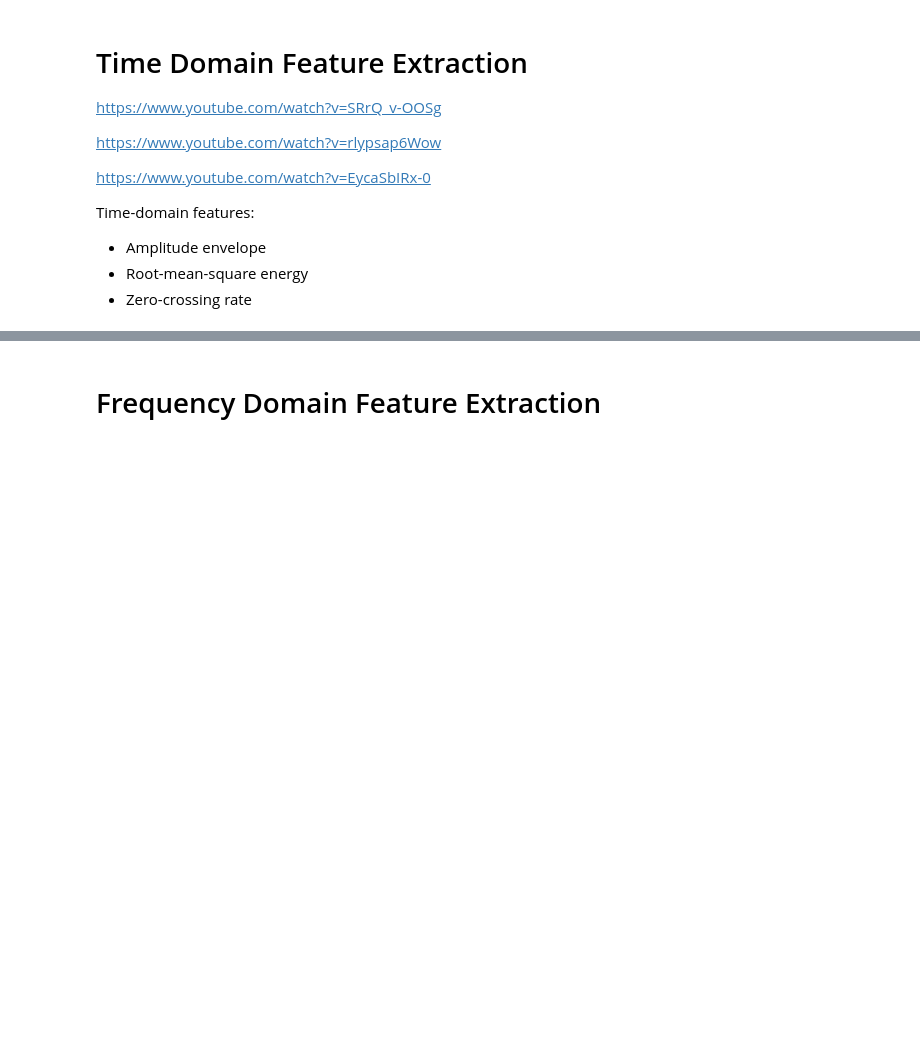
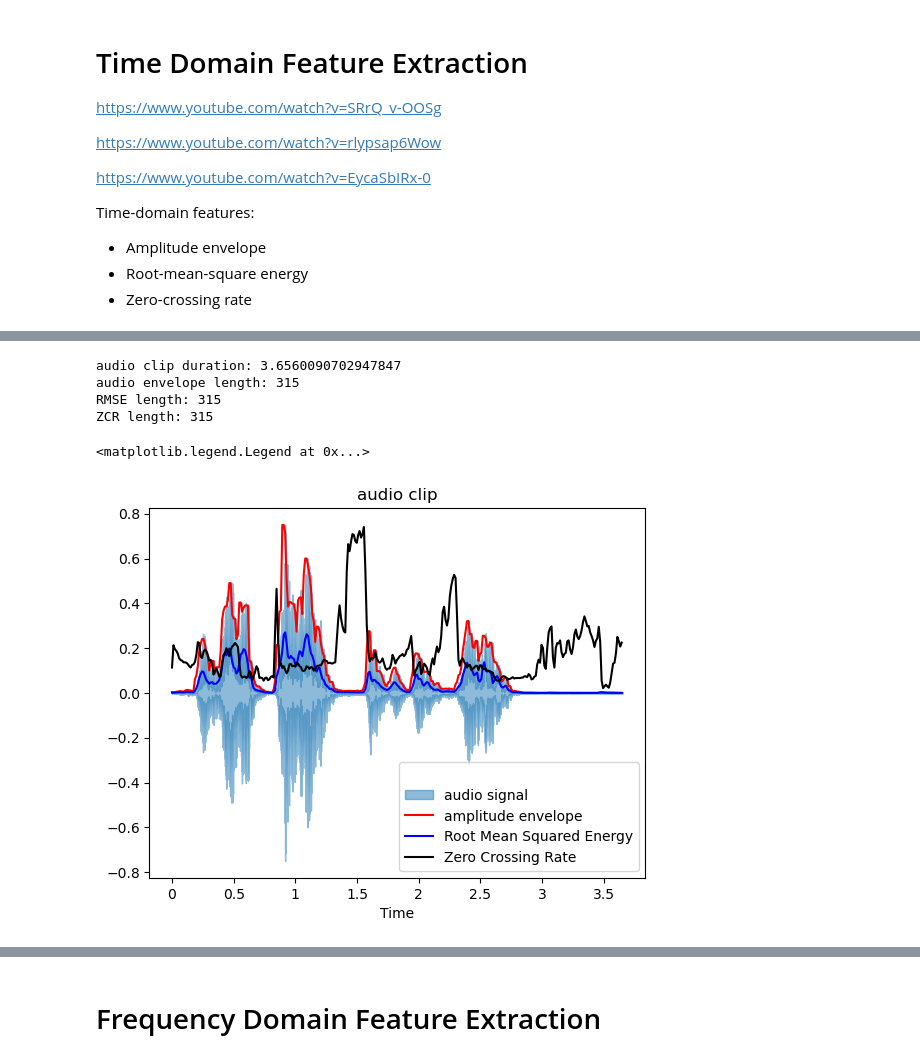
Before and after one commit to Andrew-JG-Ha/BERSt_Vocal_Emotion_Recognition, a Jupyter notebook: models/DataProcessing.ipynb, the cells around one changed output, grey strips where cells are left out. Saved outputs shown, nothing was run; the diff lists cells and outputs as text; code cells hidden in the pictures; blank space fills up the shorter version.

```diff
--- a/models/DataProcessing.ipynb
+++ b/models/DataProcessing.ipynb
@@ -86,0 +126,30 @@ Time-domain features:
+# %%
+audioFile, sample_rate = lib.load(processingSet["file_path"][0])
+
+audioClipDuration = len(audioFile) / sample_rate
+
+print("audio clip duration: {}".format(audioClipDuration))
+
+(ae_audio, time) = getAmplitudeEnvelope(audioFile)
+print("audio envelope length: {}".format(len(ae_audio)))
+
+rms_audio = getRMS(audioFile)
+print("RMSE length: {}".format(len(rms_audio)))
+
+zcr_audio = getZCR(audioFile)
+print("ZCR length: {}".format(len(zcr_audio)))
+
+lib.display.waveshow(audioFile, alpha = 0.5)
+plt.title("audio clip")
+plt.plot(time, ae_audio, color="r")
+plt.plot(time, rms_audio, color = 'b')
+plt.plot(time, zcr_audio, color = 'k')
+
+plt.legend(["", "audio signal", "amplitude envelope", "Root Mean Squared Energy", "Zero Crossing Rate"])
+# %% [output]
+audio clip duration: 3.6560090702947847
+audio envelope length: 315
+RMSE length: 315
+ZCR length: 315
+<matplotlib.legend.Legend at 0x...>
+[figure, added]
```
Also changed, not shown: parts of 5 cells of this notebook.
